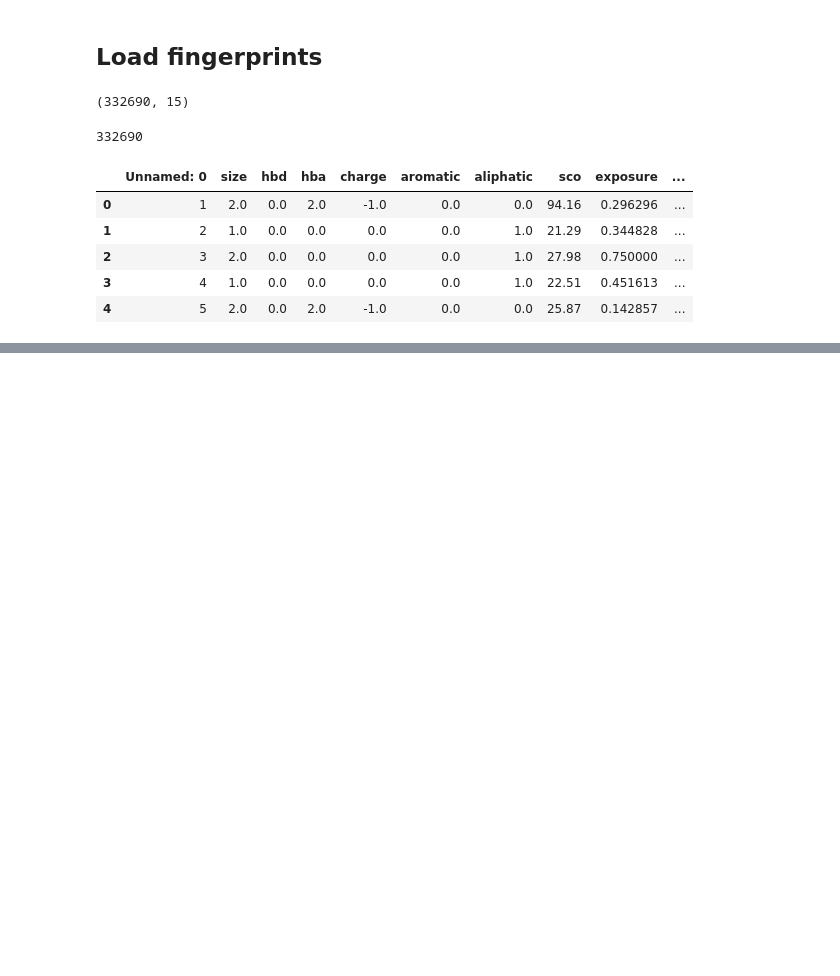
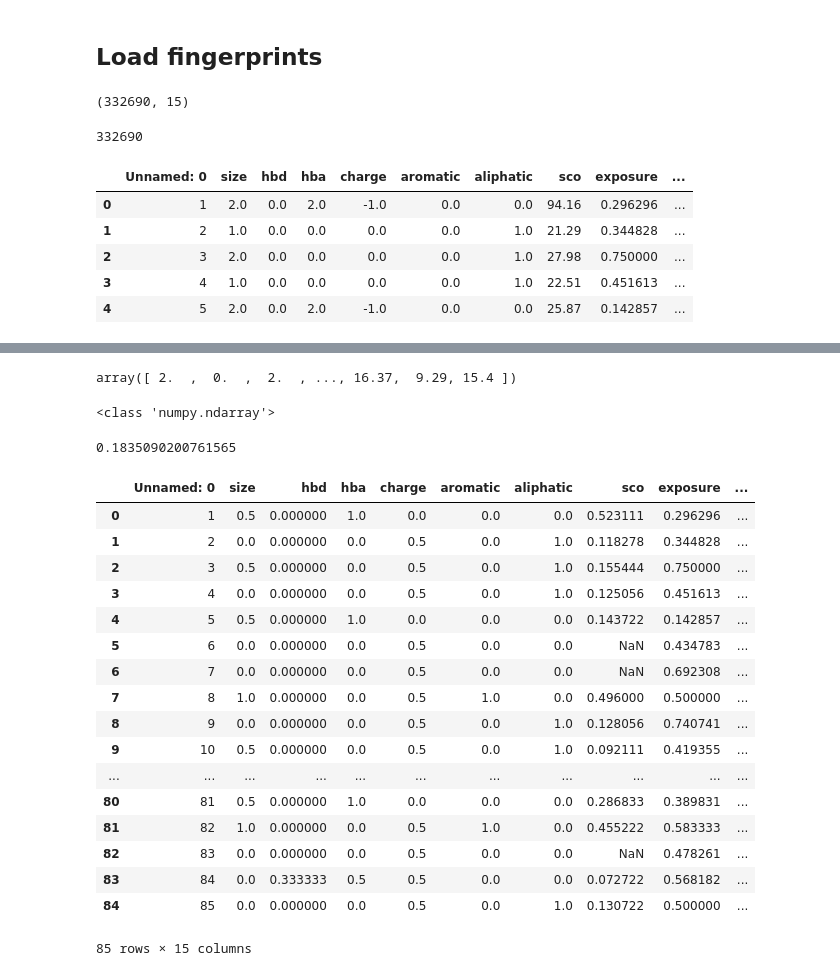
Before and after one commit to volkamerlab/kissim, a Jupyter notebook: scripts/dataset_fingerprints.ipynb, the cells around one changed output, grey strips where cells are left out. Cells and saved outputs as stored; diff of their text form; code cells hidden in the pictures; blank space fills up the shorter version.

Commit message:
Update fingerprints notebook

```diff
--- a/scripts/dataset_fingerprints.ipynb
+++ b/scripts/dataset_fingerprints.ipynb
@@ -33,7 +45,7 @@ errors
 # %% [markdown]
 ## Load fingerprints
 # %%
-fingerprints = pd.read_csv(path_to_results / 'fingerprints.csv')
+fingerprints = pd.read_csv(path_to_results / 'fingerprints_parallelized.csv')
 # %%
 fingerprints.shape
 # %% [output]
@@ -53,0 +68,4 @@ fingerprints.head()
+# %%
+fp = Fingerprint()
+# %%
+fingerprint = fingerprints[fingerprints.molecule_code=='HUMAN/AAK1_4wsq_altA_chainB']
@@ -53,0 +76,32 @@ fingerprints.head()
+# %%
+f1.values.flatten()
+# %% [output]
+array([ 2.  ,  0.  ,  2.  , ..., 16.37,  9.29, 15.4 ])
+# %%
+calculate_similarity(f1, f2)
+# %% [output]
+<class 'numpy.ndarray'>
+0.1835090200761565
+# %%
+fp.features = fingerprint
+# %%
+fp.normalize_physchem_distances()
+# %% [output]
+|  | Unnamed: 0 | size | hbd | hba | charge | aromatic | aliphatic | sco | exposure | ... |
+| 0 | 1 | 0.5 | 0.000000 | 1.0 | 0.0 | 0.0 | 0.0 | 0.523111 | 0.296296 | ... |
+| 1 | 2 | 0.0 | 0.000000 | 0.0 | 0.5 | 0.0 | 1.0 | 0.118278 | 0.344828 | ... |
+| 2 | 3 | 0.5 | 0.000000 | 0.0 | 0.5 | 0.0 | 1.0 | 0.155444 | 0.750000 | ... |
+| 3 | 4 | 0.0 | 0.000000 | 0.0 | 0.5 | 0.0 | 1.0 | 0.125056 | 0.451613 | ... |
+| 4 | 5 | 0.5 | 0.000000 | 1.0 | 0.0 | 0.0 | 0.0 | 0.143722 | 0.142857 | ... |
+| 5 | 6 | 0.0 | 0.000000 | 0.0 | 0.5 | 0.0 | 0.0 | NaN | 0.434783 | ... |
+| 6 | 7 | 0.0 | 0.000000 | 0.0 | 0.5 | 0.0 | 0.0 | NaN | 0.692308 | ... |
+| 7 | 8 | 1.0 | 0.000000 | 0.0 | 0.5 | 1.0 | 0.0 | 0.496000 | 0.500000 | ... |
+| 8 | 9 | 0.0 | 0.000000 | 0.0 | 0.5 | 0.0 | 1.0 | 0.128056 | 0.740741 | ... |
+| 9 | 10 | 0.5 | 0.000000 | 0.0 | 0.5 | 0.0 | 1.0 | 0.092111 | 0.419355 | ... |
+| ... | ... | ... | ... | ... | ... | ... | ... | ... | ... | ... |
+| 80 | 81 | 0.5 | 0.000000 | 1.0 | 0.0 | 0.0 | 0.0 | 0.286833 | 0.389831 | ... |
+| 81 | 82 | 1.0 | 0.000000 | 0.0 | 0.5 | 1.0 | 0.0 | 0.455222 | 0.583333 | ... |
+| 82 | 83 | 0.0 | 0.000000 | 0.0 | 0.5 | 0.0 | 0.0 | NaN | 0.478261 | ... |
+| 83 | 84 | 0.0 | 0.333333 | 0.5 | 0.5 | 0.0 | 0.0 | 0.072722 | 0.568182 | ... |
+| 84 | 85 | 0.0 | 0.000000 | 0.0 | 0.5 | 0.0 | 1.0 | 0.130722 | 0.500000 | ... |
+85 rows × 15 columns
```
Also changed, not shown: parts of 13 cells of this notebook.
